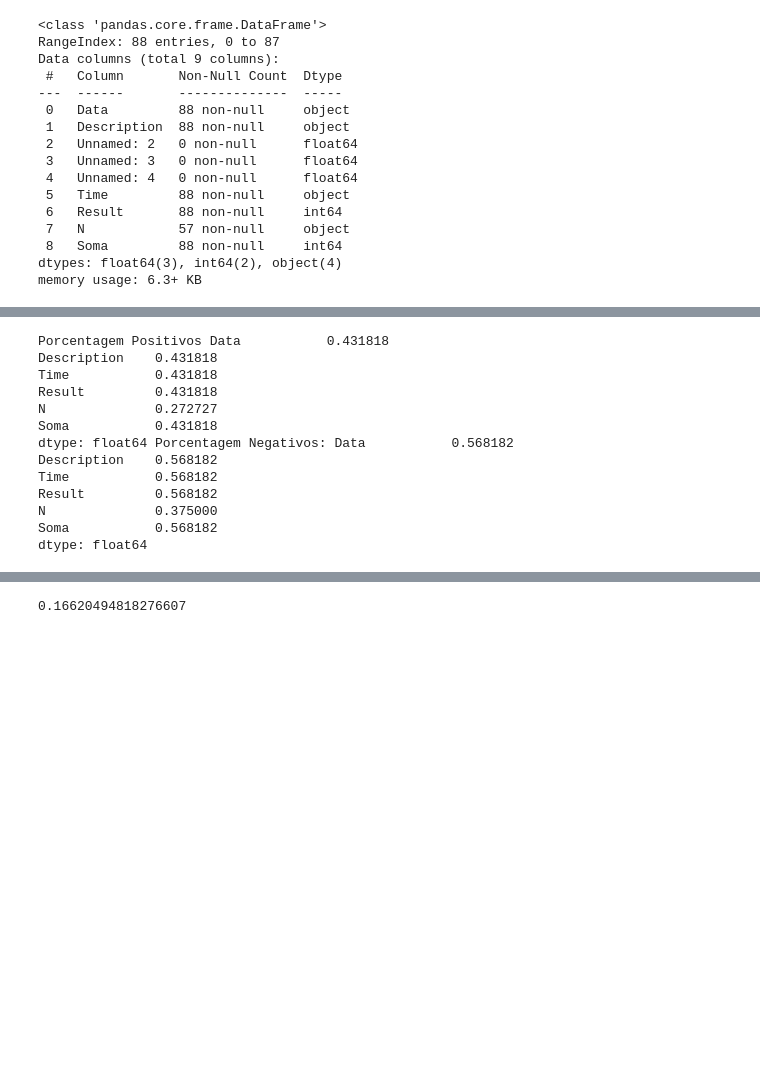
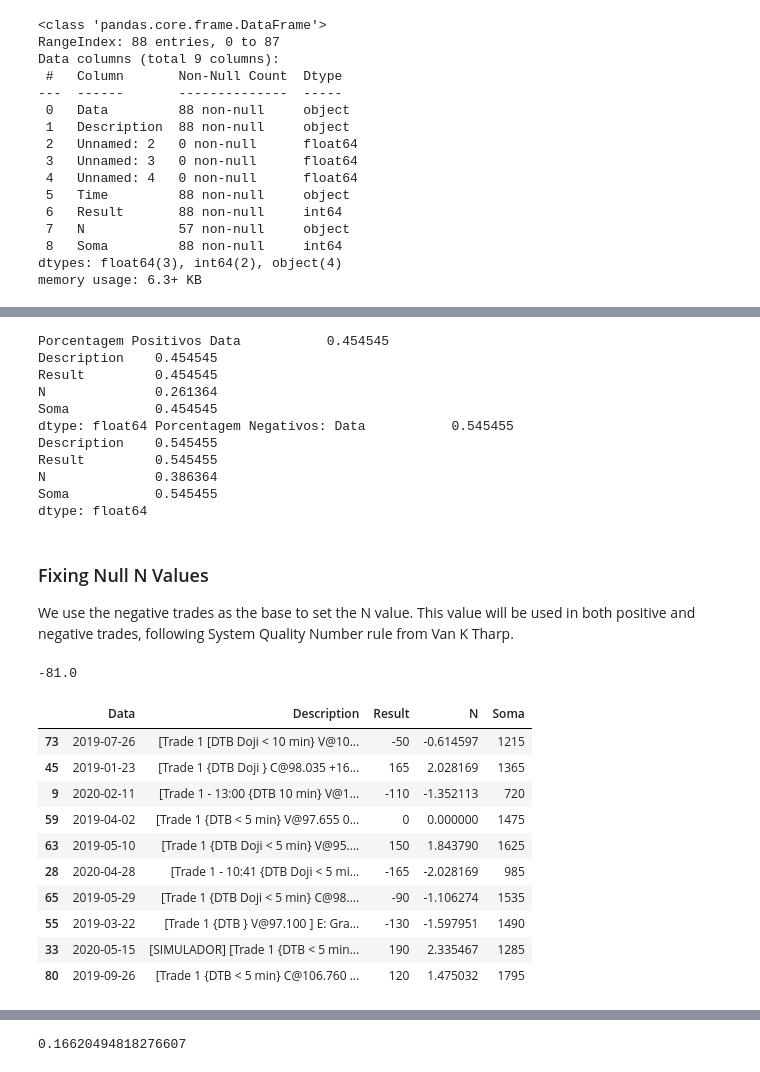
Before and after one commit to ajmal017/trading-system-analysis, a Jupyter notebook: trading-system-analysis.ipynb, the cells around one changed output, grey strips where cells are left out. Saved outputs shown, nothing was run; the diff lists cells and outputs as text; code cells hidden in the pictures; blank space fills up the shorter version.

Commit message:
feat: N risk, SQN
System Quality Number and N values for all the trades.

```diff
--- a/trading-system-analysis.ipynb
+++ b/trading-system-analysis.ipynb
@@ -39,6 +39,3 @@ Data columns (total 9 columns):
  8   Soma         88 non-null     int64
 dtypes: float64(3), int64(2), object(4)
 memory usage: 6.3+ KB
-# %%
-df.drop(['Unnamed: 2', 'Unnamed: 3', 'Unnamed: 4'], axis=1, inplace=True)
-df.head()
@@ -52,21 +42,66 @@ df.head()
+# %%
+# Make a Clean Copy of the Original Dataframe
+df_clean = df.copy()
+
+# Drop unused columns
+df_clean.drop(['Unnamed: 2', 'Unnamed: 3', 'Unnamed: 4', 'Time'], axis=1, inplace=True)
+
+
+# Convert Date
+df_clean['Data'] = pd.to_datetime(df['Data'], format='%Y-%m-%d %H:%M:%S.%f')
 # %%
 # Select positive and negative trades percentage
 
-pos_perc = df.query("Result < 0").count()/df.shape[0]
-neg_perc = df.query("Result > 0 or Result == 0").count()/df.shape[0]
+pos_perc = df_clean.query("Result > 0").count()/df.shape[0]
+neg_perc = df_clean.query("Result < 0 or Result == 0").count()/df.shape[0]
 
 print('Porcentagem Positivos', pos_perc, 'Porcentagem Negativos:', neg_perc)
 # %% [output]
-Porcentagem Positivos Data           0.431818
-Description    0.431818
-Time           0.431818
-Result         0.431818
-N              0.272727
-Soma           0.431818
-dtype: float64 Porcentagem Negativos: Data           0.568182
-Description    0.568182
-Time           0.568182
-Result         0.568182
-N              0.375000
-Soma           0.568182
+Porcentagem Positivos Data           0.454545
+Description    0.454545
+Result         0.454545
+N              0.261364
+Soma           0.454545
+dtype: float64 Porcentagem Negativos: Data           0.545455
+Description    0.545455
+Result         0.545455
+N              0.386364
+Soma           0.545455
 dtype: float64
+# %% [markdown]
+### Fixing Null N Values
+
+We use the negative trades as the base to set the N value. This value will be used in both positive and negative trades, following System Quality Number rule from Van K Tharp.
+# %%
+negative_trades = df_clean.query('Result < 0 or Result == 0')
+
+n_value = negative_trades['Result'].sum()/negative_trades.shape[0]
+
+n_value.round(0)
+# %% [output]
+-81.0
+# %%
+def set_null_nvalues(x):
+
+    if x < 0 or x == 0:
+        if x != 'NaN':
+            return -(x / n_value)
+    else:
+        if x != 'NaN':
+            return (x / -n_value)
+
+df_clean['N'] = df_clean['Result'].map(set_null_nvalues)
+
+df_clean.sample(10)
+# %% [output]
+|  | Data | Description | Result | N | Soma |
+| 73 | 2019-07-26 | [Trade 1 [DTB Doji < 10 min} V@10... | -50 | -0.614597 | 1215 |
+| 45 | 2019-01-23 | [Trade 1 {DTB Doji } C@98.035 +16... | 165 | 2.028169 | 1365 |
+| 9 | 2020-02-11 | [Trade 1 - 13:00 {DTB 10 min} V@1... | -110 | -1.352113 | 720 |
+| 59 | 2019-04-02 | [Trade 1 {DTB < 5 min} V@97.655 0... | 0 | 0.000000 | 1475 |
+| 63 | 2019-05-10 | [Trade 1 {DTB Doji < 5 min} V@95.... | 150 | 1.843790 | 1625 |
+| 28 | 2020-04-28 | [Trade 1 - 10:41 {DTB Doji < 5 mi... | -165 | -2.028169 | 985 |
+| 65 | 2019-05-29 | [Trade 1 {DTB Doji < 5 min} C@98.... | -90 | -1.106274 | 1535 |
+| 55 | 2019-03-22 | [Trade 1 {DTB } V@97.100 ] E: Gra... | -130 | -1.597951 | 1490 |
+| 33 | 2020-05-15 | [SIMULADOR] [Trade 1 {DTB < 5 min... | 190 | 2.335467 | 1285 |
+| 80 | 2019-09-26 | [Trade 1 {DTB < 5 min} C@106.760 ... | 120 | 1.475032 | 1795 |
```
Also changed, not shown: parts of 12 cells of this notebook.
